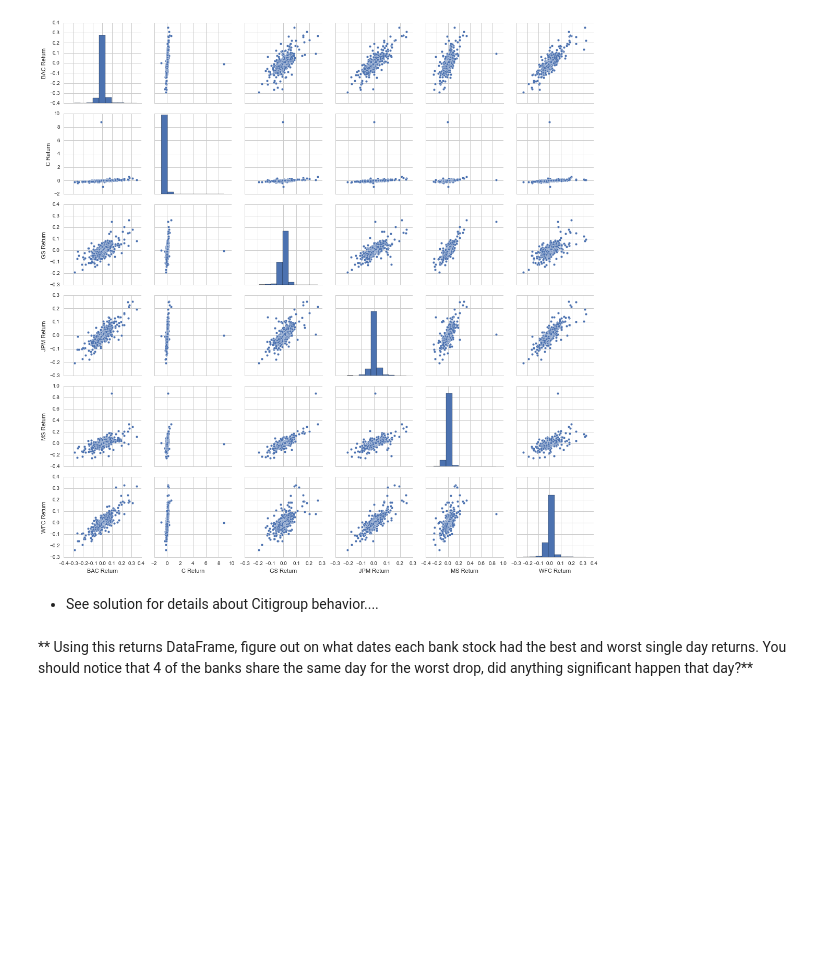
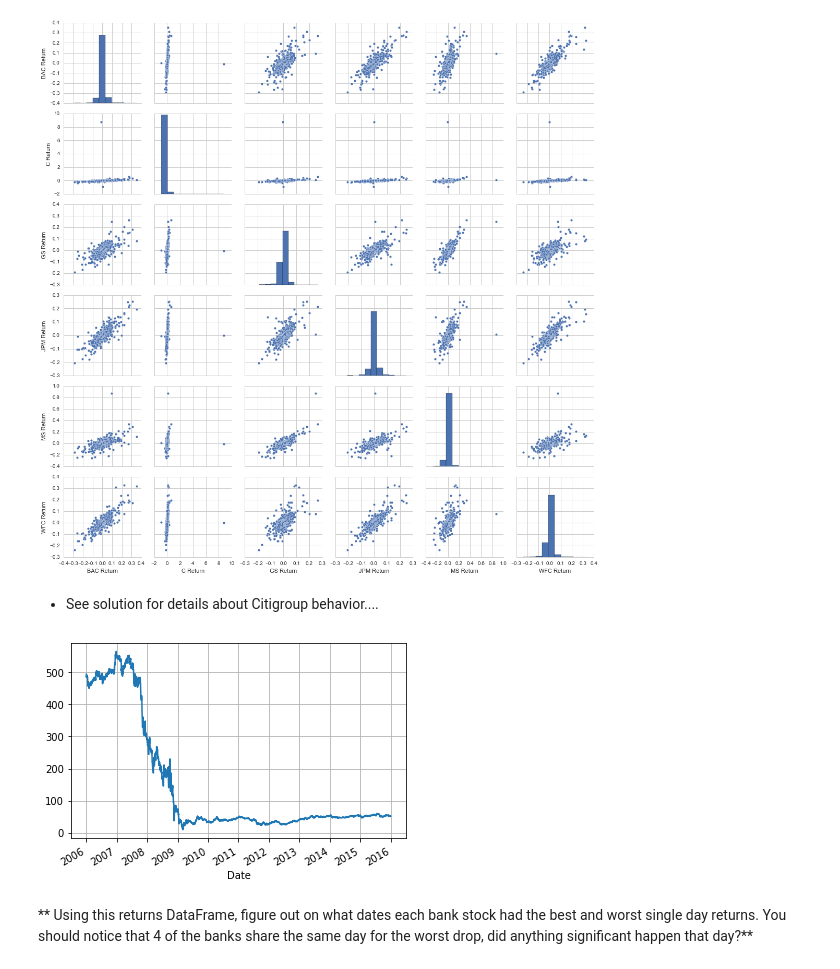
Before and after one commit to weikongwei/Data-Scince-Course-Note, a Jupyter notebook: Refactored_Py_DS_ML_Bootcamp-master/10-Data-Capstone-Projects/03-Finance Project.ipynb, the cells around one changed output. Cells and saved outputs as stored; diff of their text form; code cells hidden in the pictures; blank space fills up the shorter version.

```diff
--- a/Refactored_Py_DS_ML_Bootcamp-master/10-Data-Capstone-Projects/03-Finance Project.ipynb
+++ b/Refactored_Py_DS_ML_Bootcamp-master/10-Data-Capstone-Projects/03-Finance Project.ipynb
@@ -130,5 +216,10 @@ $$r_t = \frac{p_t - p_{t-1}}{p_{t-1}} = \frac{p_t}{p_{t-1}} - 1$$
 [figure]
 # %% [markdown]
 * See solution for details about Citigroup behavior....
+# %%
+bank_stocks['C']['Close'].plot()
+plt.grid('on')
+# %% [output]
+[figure, added]
 # %% [markdown]
 ** Using this returns DataFrame, figure out on what dates each bank stock had the best and worst single day returns. You should notice that 4 of the banks share the same day for the worst drop, did anything significant happen that day?**
```
Also changed, not shown: parts of 10 cells of this notebook.
